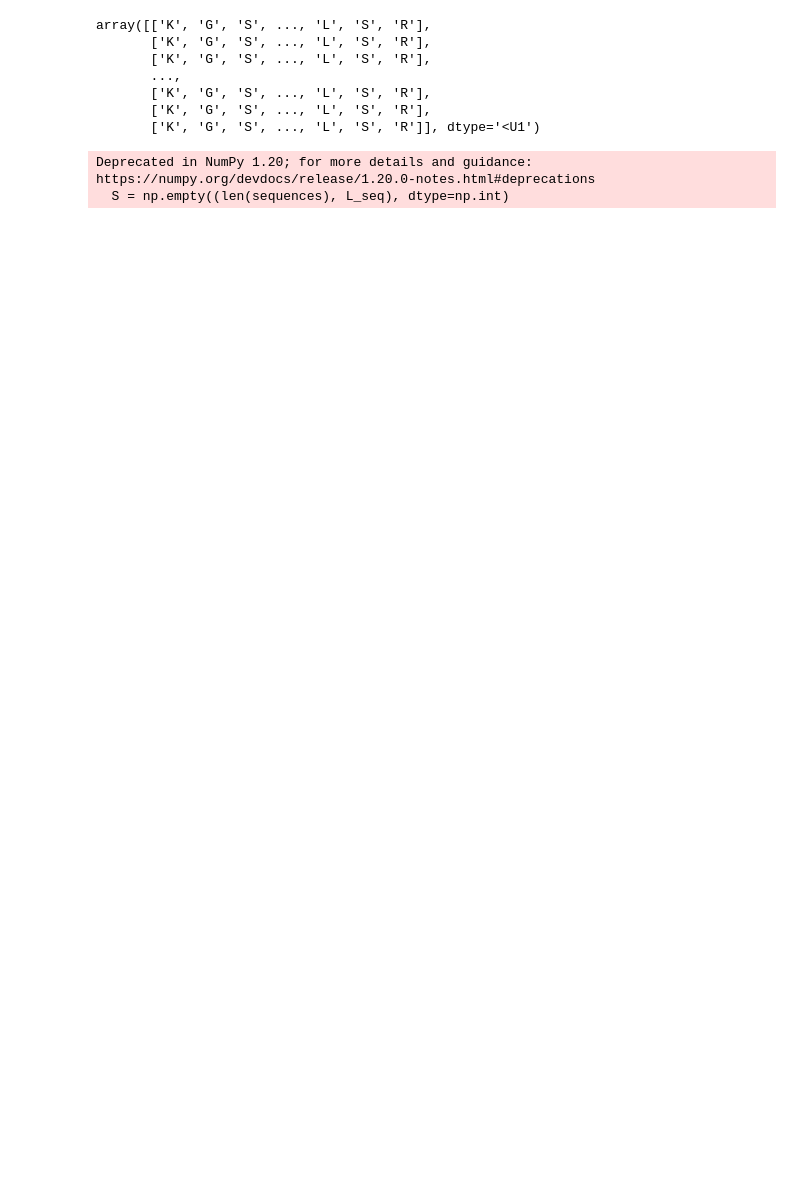
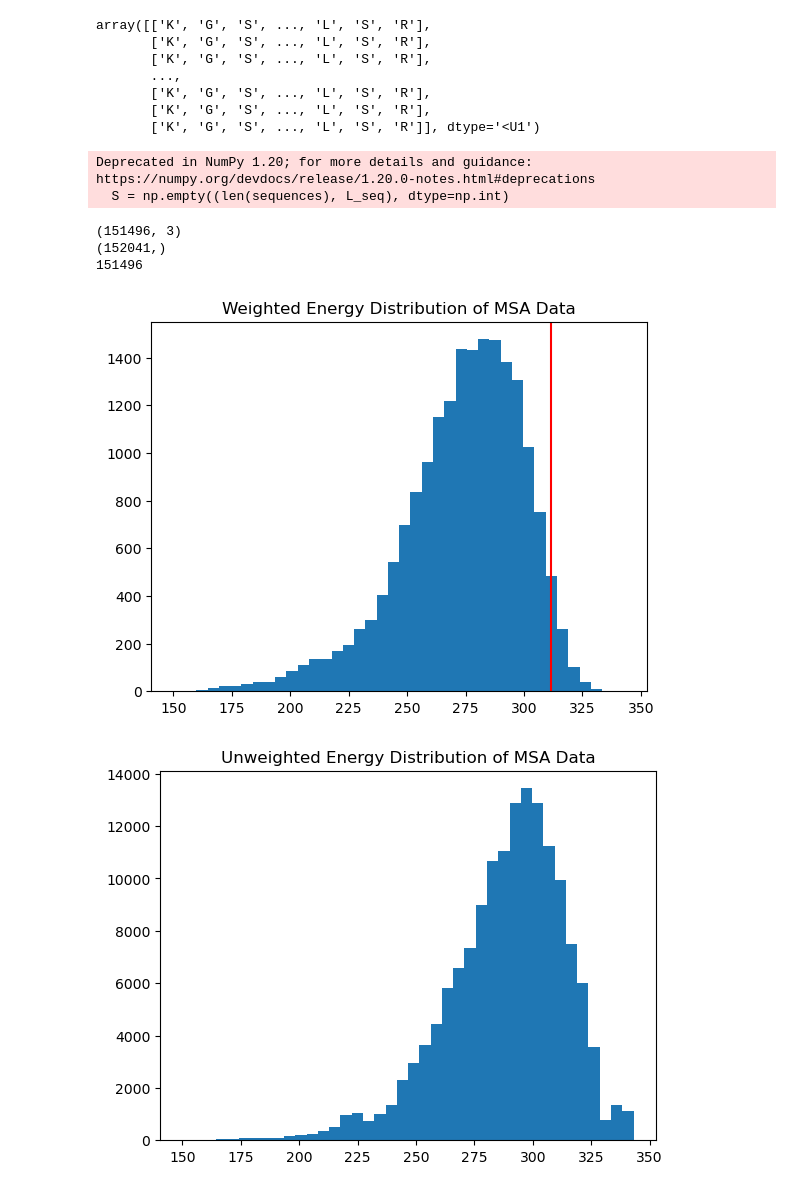
Before and after one commit to LDeng0205/msa_classify, a Jupyter notebook: potts.ipynb, the cells around one changed output. Saved outputs shown, nothing was run; the diff lists cells and outputs as text; code cells hidden in the pictures; blank space fills up the shorter version.

```diff
--- a/potts.ipynb
+++ b/potts.ipynb
@@ -35,3 +39,9 @@ data = pd.read_csv(
 )
 # wt = {"mutant": "wild", "linear": 0, "log": 0}
 # data = data.append(wt, ignore_index=True)
+# %%
+print(c.weights.shape)
+print(c2.weights.shape)
+
+w_full = c.weights
+w_10000 = c2.weights
@@ -193,4 +231,32 @@ S = mod_convert_sequences(processed_yeast.tolist())
 # %% [output]
 Deprecated in NumPy 1.20; for more details and guidance: https://numpy.org/devdocs/release/1.20.0-notes.html#deprecations
   S = np.empty((len(sequences), L_seq), dtype=np.int)
+# %%
+print(msa_energies.shape)
+print(w_full.shape)
+w_full_valid = []
+for _w in w_full:
+    if _w != 0:
+        w_full_valid.append(1/_w)
+print(len(w_full_valid))
+# %% [output]
+(151496, 3)
+(152041,)
+151496
+# %%
+plt.hist(msa_energies[:, 0], weights=w_full_valid, bins=40)
+
+plt.axvline(x=c.hamiltonians([c.seq()])[0][0], color='red')
+plt.title("Weighted Energy Distribution of MSA Data")
+# plt.yscale('log')
+plt.show()
+
+# plt.hist(mutant_energies[:, 0])
+plt.hist(msa_energies[:, 0], bins=40)
+plt.title("Unweighted Energy Distribution of MSA Data")
+# plt.yscale('log')
+plt.show()
+# %% [output]
+[figure, added]
+[figure, added]
 # %%
```
Also changed, not shown: parts of 20 cells of this notebook, 8 other files.
